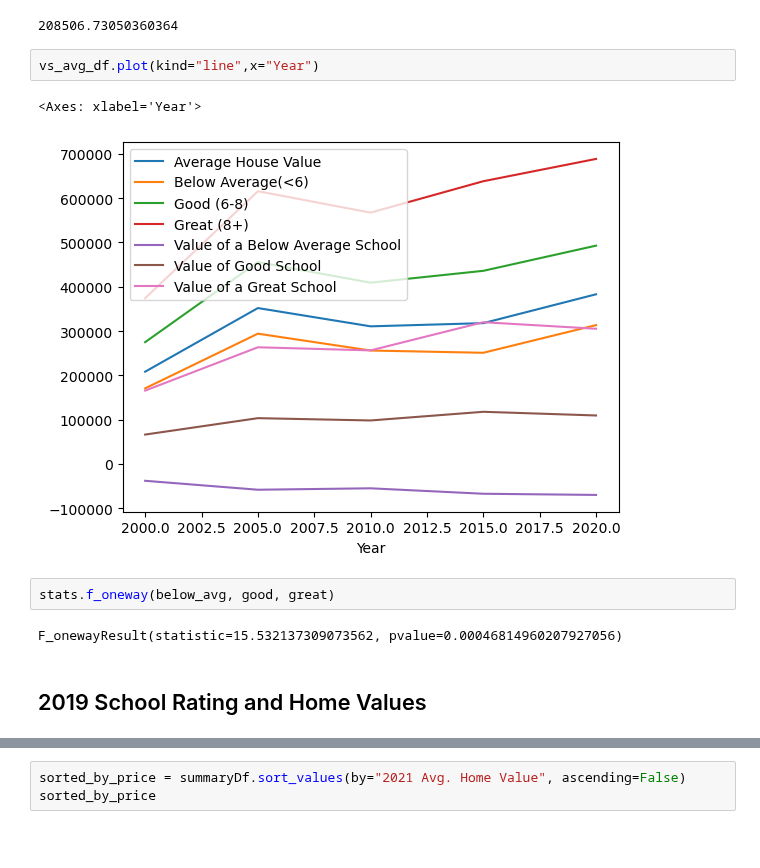
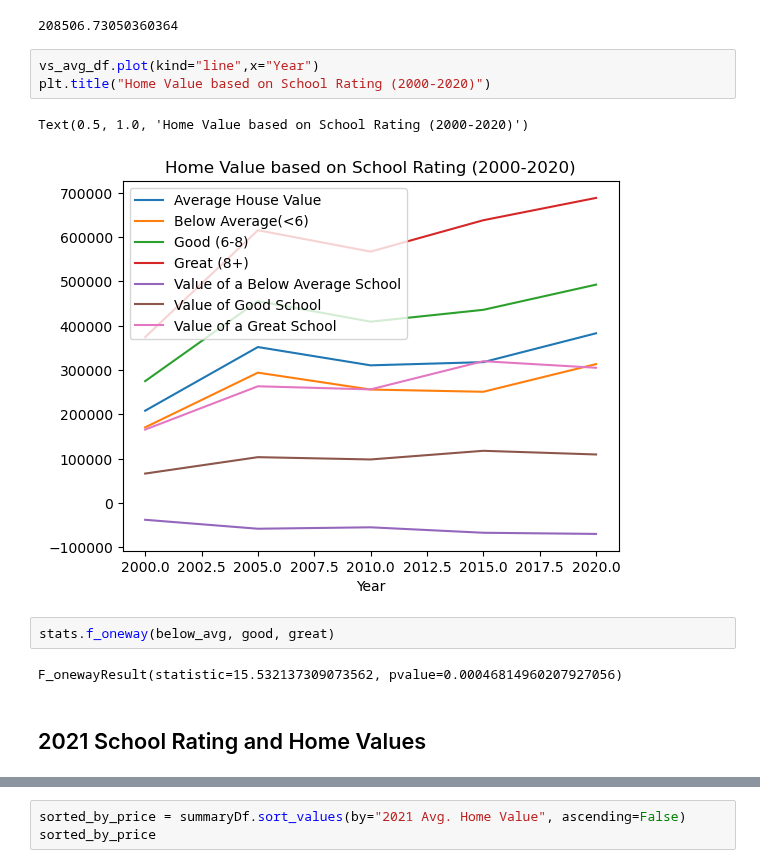
Before and after one commit to tlochan/ProjectOne, a Jupyter notebook: Data Cleaning.ipynb, the cells around one changed output, grey strips where cells are left out. Cells and saved outputs as stored; diff of their text form; blank space fills up the shorter version.

```diff
--- a/Data Cleaning.ipynb
+++ b/Data Cleaning.ipynb
@@ -283,15 +281,16 @@ avg2000
 208506.73050360364
 # %%
 vs_avg_df.plot(kind="line",x="Year")
+plt.title("Home Value based on School Rating (2000-2020)")
 # %% [output]
-<Axes: xlabel='Year'>
+Text(0.5, 1.0, 'Home Value based on School Rating (2000-2020)')
-[figure, old version]
+[figure, new version]
 # %%
 stats.f_oneway(below_avg, good, great)
 # %% [output]
 F_onewayResult(statistic=15.532137309073562, pvalue=0.00046814960207927056)
 # %% [markdown]
-## 2019 School Rating and Home Values
+## 2021 School Rating and Home Values
 # %%
 #bar graph illustrating the average home price for each bin
 bar2021 = plt.bar(group_names, mean_vals, color="b",alpha=.4, align="center")
```
Also changed, not shown: parts of 13 cells of this notebook.
